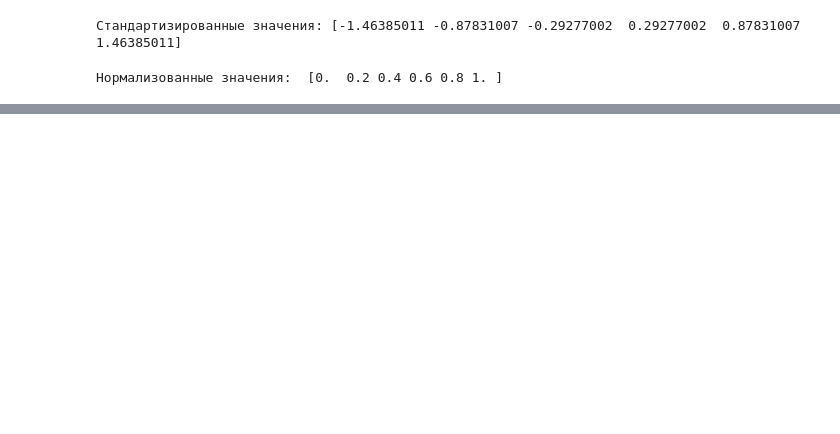
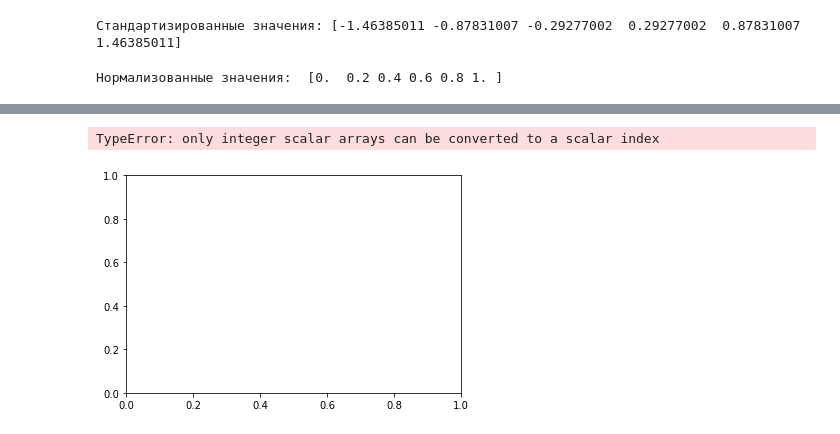
Before and after one commit to 1JigSaW/Book_Python_Machine_Learning, a Jupyter notebook: Exploration Data.ipynb, the cells around one changed output, grey strips where cells are left out. Cells and saved outputs as stored; diff of their text form; code cells hidden in the pictures; blank space fills up the shorter version.

```diff
--- a/Exploration Data.ipynb
+++ b/Exploration Data.ipynb
@@ -242,3 +242,10 @@ print('Стандартизированные значения:', (ex - ex.mean(
 print('Нормализованные значения: ', (ex - ex.min()) / (ex.max() - ex.min()))
 # %% [output]
 Нормализованные значения:  [0.  0.2 0.4 0.6 0.8 1. ]
+# %%
+from sklearn.linear_model import LogisticRegression
+lr = LogisticRegression(penalty='l1', C=1.0,
+                        solver='liblinear', multi_class='ovr')
+lr.fit(X_train_norm, y_train)
+print('Правильность при обучении: ', lr.score(X_train_norm, y_train))
+print('Правильность при испытании: ', lr.score(X_test_norm, y_test))
@@ -244,0 +271,33 @@ print('Нормализованные значения: ', (ex - ex.min()) / (ex
+# %%
+import matplotlib.pyplot as plt
+fig = plt.figure()
+ax = plt.subplot()
+
+colors = ['blue', 'green', 'red', 'cyan', 'magenta', 'yellow',
+          'black', 'pink', 'lightgreen', 'lightblue', 'gray',
+         'indigo', 'orange']
+weights, params = [], []
+for c in np.arange(-4., 6.):
+    lr = LogisticRegression(penalty='l1', C=10.**c,
+                           solver='liblinear', multi_class='ovr',
+                           random_state=0)
+    lr.fit(X_train_norm, y_train)
+    weights.append(lr.coef_[1])
+    params.append(10**c)
+for column, color in zip(range(weights.shape[1]), colors):
+    plt.plot(params, weights[:, column],
+            label-df_wine.columns[column + 1],
+            color=color)
+plt.axhline(0, color='black', linestyle='--', linewidth=3)
+plt.xlim([10**(-5), 10**5])
+plt.ylabel('весовой коэффициент')
+plt.xlabel('C')
+plt.xscale('log')
+plt.legend(loc='upper left')
+ax.legend(loc='upper center',
+         bbox_to_anchor=(1.38, 1.03),
+          ncol=1, fancybox=True)
+plt.show()
+# %% [output]
+TypeError: only integer scalar arrays can be converted to a scalar index
+[figure, added]
```
Also changed, not shown: parts of 8 cells of this notebook.
